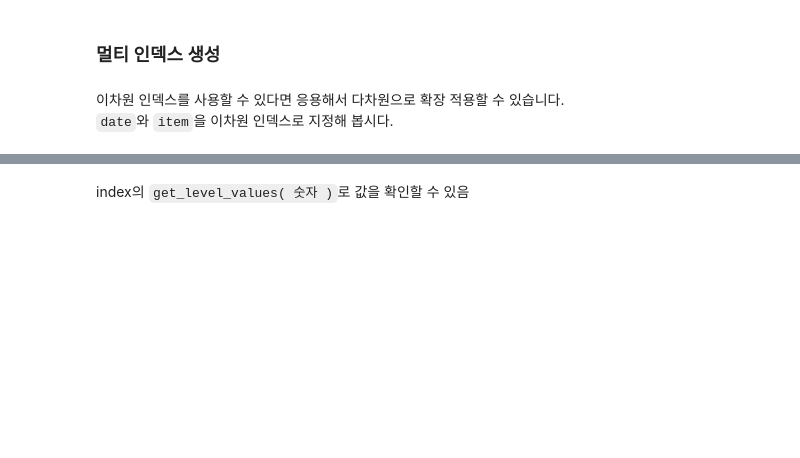
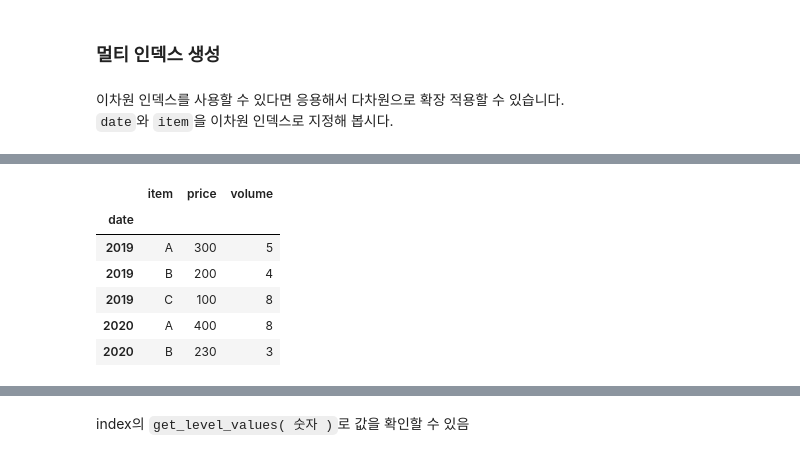
Before and after one commit to y001003/yeardream, a Jupyter notebook: python_basic/DataFrame3.ipynb, the cells around one changed output, grey strips where cells are left out. Drawn from its saved outputs; the diff is of its cells as text; code cells hidden in the pictures; blank space fills up the shorter version.

```diff
--- a/python_basic/DataFrame3.ipynb
+++ b/python_basic/DataFrame3.ipynb
@@ -39,0 +36,10 @@ df
+# %%
+df.set_index('date')
+# %% [output]
+|  | item | price | volume |
+| date |  |  |  |
+| 2019 | A | 300 | 5 |
+| 2019 | B | 200 | 4 |
+| 2019 | C | 100 | 8 |
+| 2020 | A | 400 | 8 |
+| 2020 | B | 230 | 3 |
```
Also changed, not shown: parts of 17 cells of this notebook.
